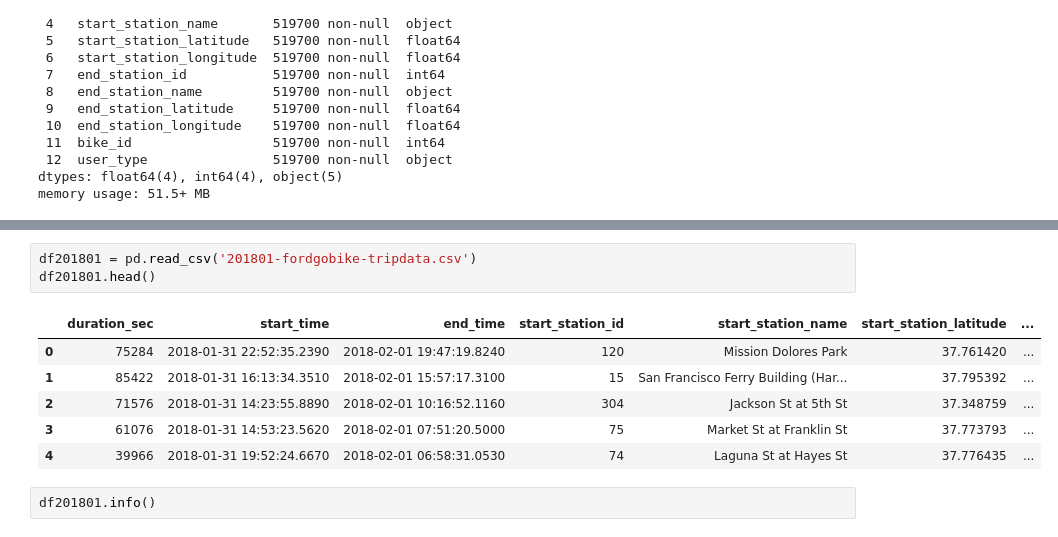
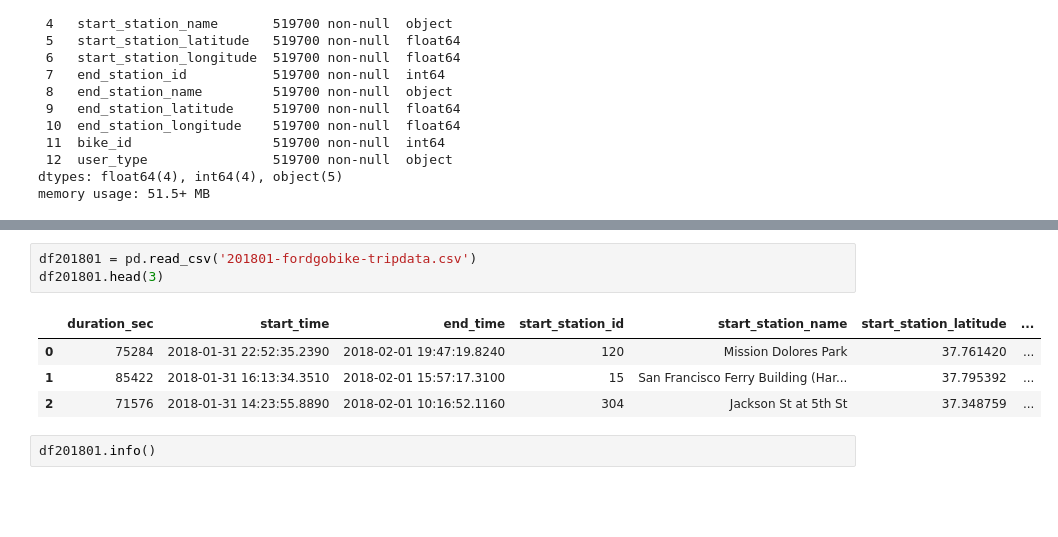
Before and after one commit to Jack876/Communicate-Data-Findings, a Jupyter notebook: Ford GoBike Dateset Analysis (2).ipynb, the cells around one changed output, grey strips where cells are left out. Drawn from its saved outputs; the diff is of its cells as text; blank space fills up the shorter version.

```diff
--- a/Ford GoBike Dateset Analysis (2).ipynb
+++ b/Ford GoBike Dateset Analysis (2).ipynb
@@ -72,14 +72,12 @@ Customer      110470
 Name: user_type, dtype: int64
 # %%
 df201801 = pd.read_csv('201801-fordgobike-tripdata.csv')
-df201801.head()
+df201801.head(3)
 # %% [output]
 |  | duration_sec | start_time | end_time | start_station_id | start_station_name | start_station_latitude | ... |
 | 0 | 75284 | 2018-01-31 22:52:35.2390 | 2018-02-01 19:47:19.8240 | 120 | Mission Dolores Park | 37.761420 | ... |
 | 1 | 85422 | 2018-01-31 16:13:34.3510 | 2018-02-01 15:57:17.3100 | 15 | San Francisco Ferry Building (Har... | 37.795392 | ... |
 | 2 | 71576 | 2018-01-31 14:23:55.8890 | 2018-02-01 10:16:52.1160 | 304 | Jackson St at 5th St | 37.348759 | ... |
-| 3 | 61076 | 2018-01-31 14:53:23.5620 | 2018-02-01 07:51:20.5000 | 75 | Market St at Franklin St | 37.773793 | ... |
-| 4 | 39966 | 2018-01-31 19:52:24.6670 | 2018-02-01 06:58:31.0530 | 74 | Laguna St at Hayes St | 37.776435 | ... |
 # %%
 df201801.info()
 # %% [output]
```
Also changed, not shown: parts of 45 cells of this notebook.
